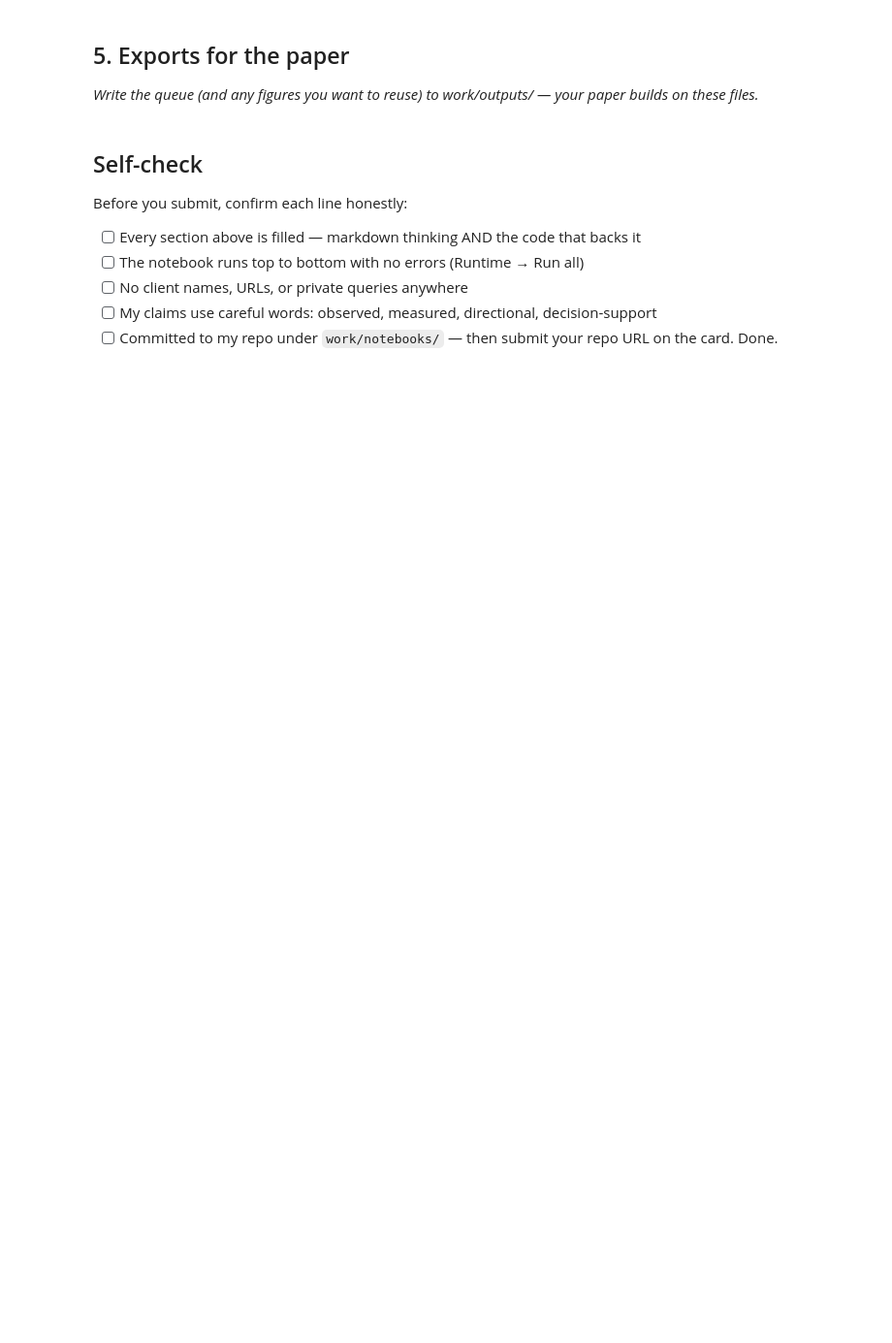
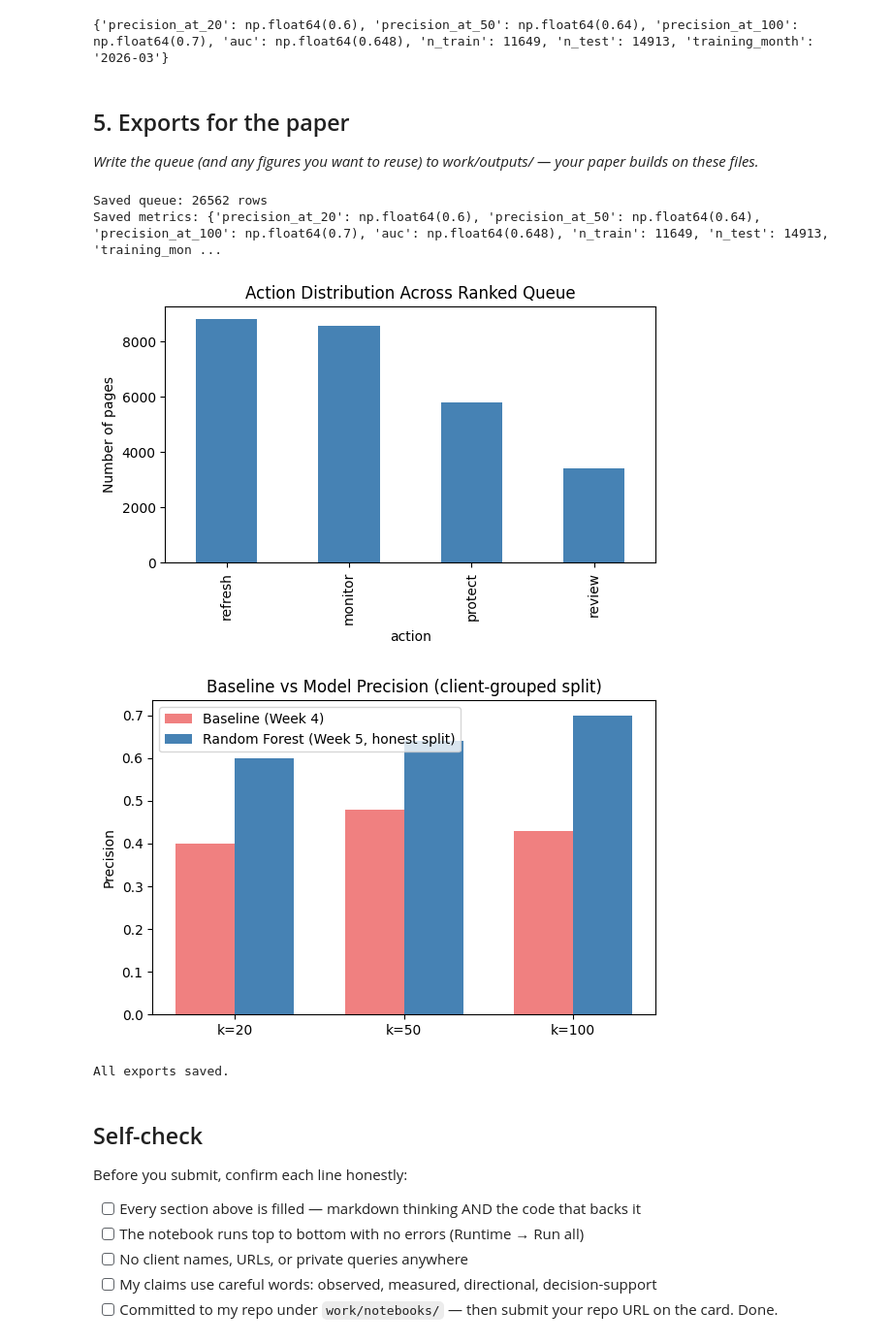
Before and after one commit to hamidism/Machine-Learning-intern, a Jupyter notebook: work/notebooks/w07_action_playbook.ipynb, the cells around one changed output. Shown at 97% size. Cells and saved outputs as stored; diff of their text form; code cells hidden in the pictures; blank space fills up the shorter version.

```diff
--- a/work/notebooks/w07_action_playbook.ipynb
+++ b/work/notebooks/w07_action_playbook.ipynb
@@ -37,3 +211,24 @@ This skeleton is yours to fill. Work the sections **in order** — each one has
+# %%
+from sklearn.metrics import roc_auc_score
+
+def precision_at_k(scores, y_true, k):
+    order = np.argsort(-scores)
+    top_k = order[:k]
+    return y_true.values[top_k].mean()
+
+test_scores = rf.predict_proba(X_test)[:, 1]
+current_metrics = {
+    "precision_at_20": round(precision_at_k(test_scores, y_test, 20), 3),
+    "precision_at_50": round(precision_at_k(test_scores, y_test, 50), 3),
+    "precision_at_100": round(precision_at_k(test_scores, y_test, 100), 3),
+    "auc": round(roc_auc_score(y_test, test_scores), 3),
+    "n_train": len(X_train),
+    "n_test": len(X_test),
+    "training_month": "2026-03"
+}
+print(current_metrics)
+# %% [output]
+{'precision_at_20': np.float64(0.6), 'precision_at_50': np.float64(0.64), 'precision_at_100': np.float64(0.7), 'auc': np.float64(0.648), 'n_train': 11649, 'n_test': 14913, 'training_month': '2026-03'}
 # %% [markdown]
 ## 5. Exports for the paper
 
@@ -44,3 +236,47 @@ This skeleton is yours to fill. Work the sections **in order** — each one has
+# %%
+os.makedirs("work/outputs", exist_ok=True)
+os.makedirs("work/figures", exist_ok=True)
+
+ranked[["content_hash_id","rf_score","reason_code","action","avg_position","ctr_gap",
+        "word_count","backlinks","search_volume"]].to_csv("work/outputs/action_playbook_queue.csv", index=False)
+print("Saved queue:", len(ranked), "rows")
+
+with open("work/outputs/model_metrics.json", "w") as f:
+    json.dump(current_metrics, f, indent=2)
+print("Saved metrics:", current_metrics)
+
+fig, ax = plt.subplots(figsize=(6,4))
+ranked["action"].value_counts().plot(kind="bar", ax=ax, color="steelblue")
+ax.set_title("Action Distribution Across Ranked Queue")
+ax.set_ylabel("Number of pages")
+plt.tight_layout()
+plt.savefig("work/figures/action_distribution.png", dpi=150)
+plt.show()
+
+fig, ax = plt.subplots(figsize=(6,4))
+k_vals = [20, 50, 100]
+baseline_vals = [0.40, 0.48, 0.43]
+model_vals = [0.60, 0.64, 0.70]
+x = np.arange(len(k_vals))
+width = 0.35
+ax.bar(x - width/2, baseline_vals, width, label="Baseline (Week 4)", color="lightcoral")
+ax.bar(x + width/2, model_vals, width, label="Random Forest (Week 5, honest split)", color="steelblue")
+ax.set_xticks(x)
+ax.set_xticklabels([f"k={k}" for k in k_vals])
+ax.set_ylabel("Precision")
+ax.set_title("Baseline vs Model Precision (client-grouped split)")
+ax.legend()
+plt.tight_layout()
+plt.savefig("work/figures/baseline_vs_model.png", dpi=150)
+plt.show()
+
+print("\nAll exports saved.")
+# %% [output]
+Saved queue: 26562 rows
+Saved metrics: {'precision_at_20': np.float64(0.6), 'precision_at_50': np.float64(0.64), 'precision_at_100': np.float64(0.7), 'auc': np.float64(0.648), 'n_train': 11649, 'n_test': 14913, 'training_mon ...
+[figure, added]
+[figure, added]
+All exports saved.
 # %% [markdown]
 ## Self-check
 
```
Also changed, not shown: parts of 13 cells of this notebook.
